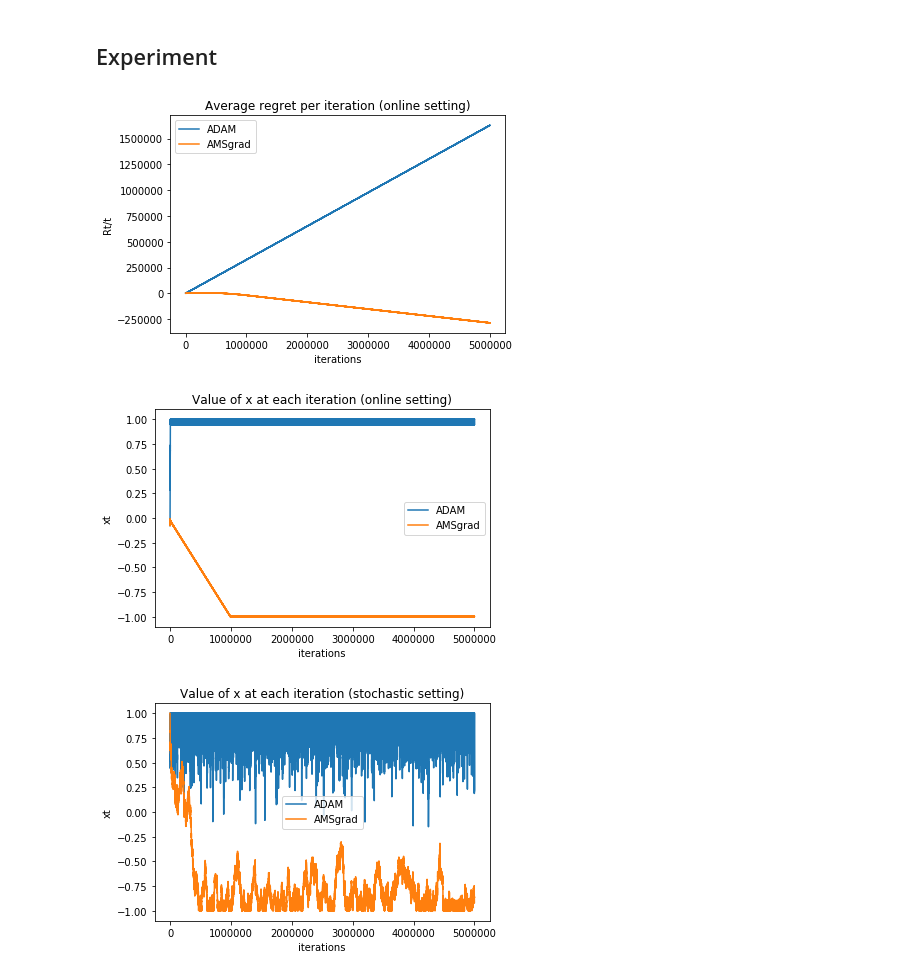
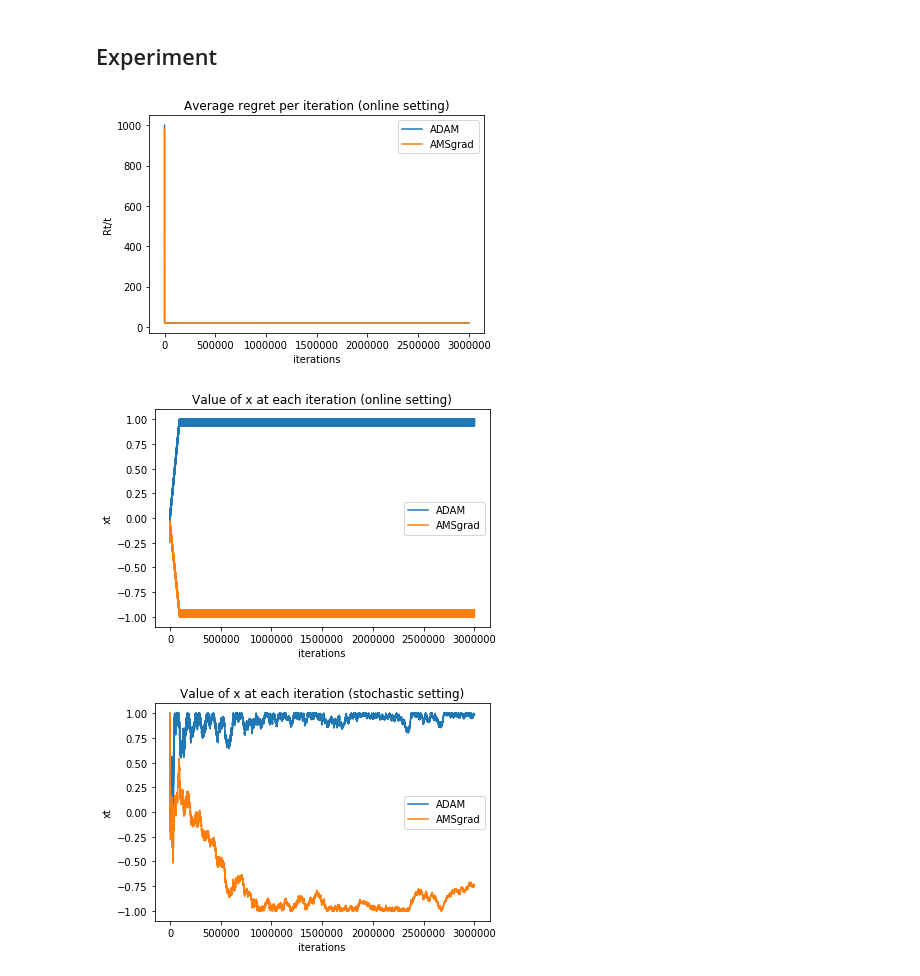
Before and after one commit to tamirbennatan/Adam-Convergence, a Jupyter notebook: Synthetic/Synthetic.ipynb, the cells around one changed output. Cells and saved outputs as stored; diff of their text form; code cells hidden in the pictures.

Commit message:
Fix bug in amsgrad

```diff
--- a/Synthetic/Synthetic.ipynb
+++ b/Synthetic/Synthetic.ipynb
@@ -43,71 +50,69 @@ class Adam:
 # %% [markdown]
 ## Experiment
 # %%
-T = 5000000
+T = 3000000
 F = (-1, 1)
 
-iterations = np.arange(1, T + 1, 1)
-adam_o, amsg_o = Adam(F=F), Adam(amsgrad=True, F=F)
-adam_s, amsg_s = Adam(F=F), Adam(amsgrad=True, F=F)
+adam_o = Adam(0, F=F, alpha=0.01)
+amsg_o = Adam(0, amsgrad=True, F=F, alpha=0.01)
 
+adam_s = Adam(1, F=F, alpha=0.5, decay=True)
+amsg_s = Adam(1, amsgrad=True, F=F, alpha=0.5, decay=True)
+
+iterations = range(1, T + 1)
 xs_adam_o, xs_amsg_o = [], []
 xs_adam_s, xs_amsg_s = [], []
 regrets_adam, regrets_amsg = [], []
-
-x_adam_o, x_amsg_o = 0, 0
-x_adam_s, x_amsg_s = 1, 1
-loss_adam, loss_amsg, loss_opti = 0, 0, 0
+regret_adam, regret_amsg = 0, 0
 
 for t in iterations:
-    lr_t = 0.01
-
     # Gradients
     grad_o = (1010 if t % 101 == 1 else -10)
     grad_s = (1010 if np.random.random() < 0.01 else -10)
 
     # Update the xs
-    x_adam_o = adam_o.update(x_adam_o, grad_o, lr_t)
-    x_amsg_o = amsg_o.update(x_amsg_o, grad_o, lr_t)
-    x_adam_s = adam_s.update(x_adam_s, grad_s, lr_t)
-    x_amsg_s = amsg_s.update(x_amsg_s, grad_s, lr_t)
+    x_adam_o = adam_o.step(grad_o)
+    x_amsg_o = amsg_o.step(grad_o)
+    x_adam_s = adam_s.step(grad_s)
+    x_amsg_s = amsg_s.step(grad_s)
 
     xs_adam_o.append(x_adam_o)
     xs_amsg_o.append(x_amsg_o)
     xs_adam_s.append(x_adam_s)
     xs_amsg_s.append(x_amsg_s)
 
     # Losses
-    loss_adam += grad_o * x_adam_o
-    loss_amsg += grad_o * x_amsg_o
-    loss_opti += grad_o * -1
+    min_loss = min(grad_o * F[0], grad_o * F[1])
+    regret_adam += grad_o * x_adam_o - min_loss
+    regret_amsg += grad_o * x_amsg_o - min_loss
 
-    regrets_adam.append(loss_adam - loss_opti / t)
-    regrets_amsg.append(loss_amsg - loss_opti / t)
+    regrets_adam.append(regret_adam / t)
+    regrets_amsg.append(regret_amsg / t)
 
 plt.title('Average regret per iteration (online setting)')
 plt.xlabel('iterations')
 plt.ylabel('Rt/t')
 plt.plot(iterations, regrets_adam, label='ADAM')
 plt.plot(iterations, regrets_amsg, label='AMSgrad')
 plt.legend()
 plt.show()
 
 plt.title('Value of x at each iteration (online setting)')
 plt.xlabel('iterations')
 plt.ylabel('xt')
 plt.plot(iterations, xs_adam_o, label='ADAM')
 plt.plot(iterations, xs_amsg_o, label='AMSgrad')
 plt.legend()
 plt.show()
 
 plt.title('Value of x at each iteration (stochastic setting)')
 plt.xlabel('iterations')
 plt.ylabel('xt')
 plt.plot(iterations, xs_adam_s, label='ADAM')
 plt.plot(iterations, xs_amsg_s, label='AMSgrad')
 plt.legend()
 plt.show()
 # %% [output]
-[figure, old version]
+[figure, new version]
-[figure, old version]
+[figure, new version]
-[figure, old version]
+[figure, new version]
```
Also changed, not shown: parts of 2 cells of this notebook.
